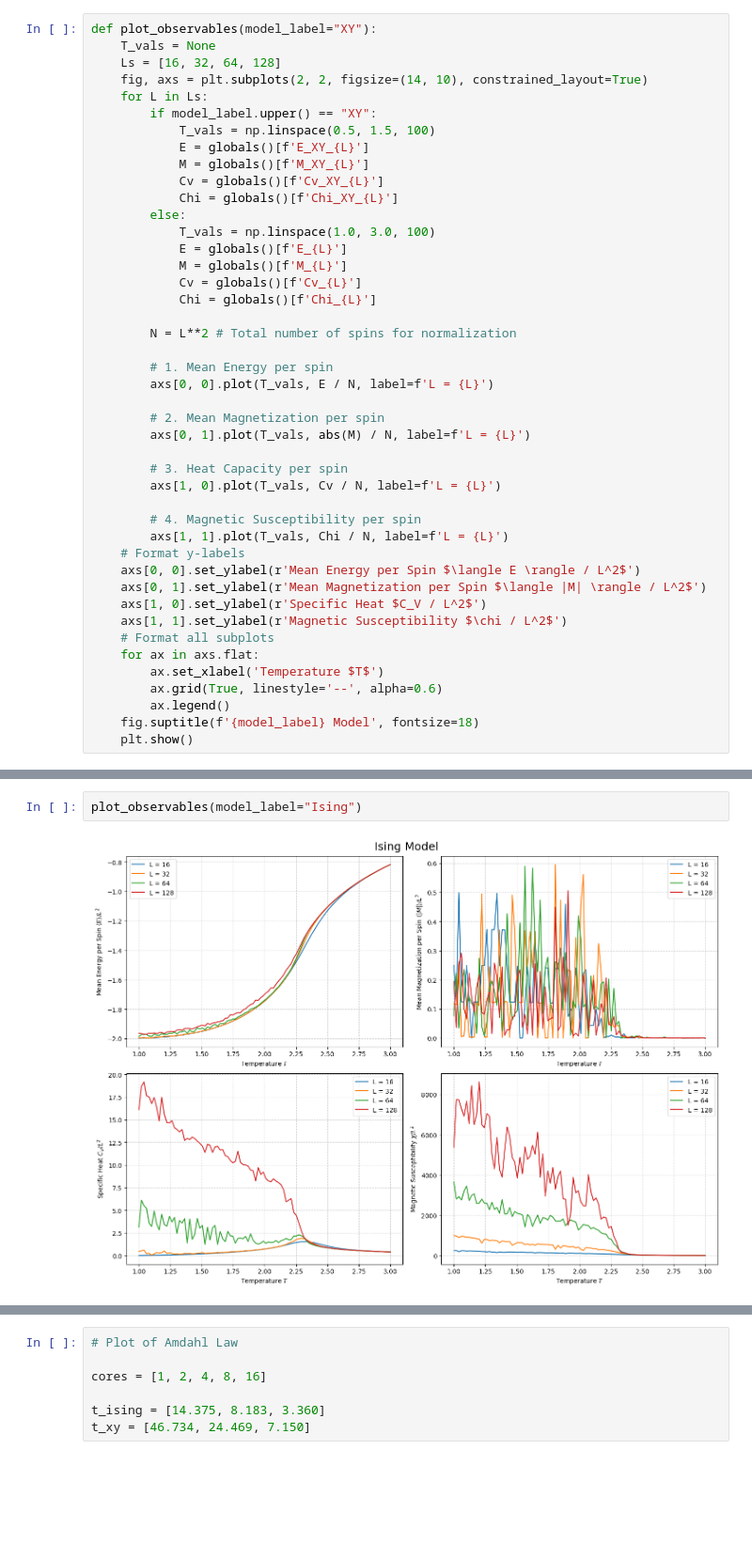
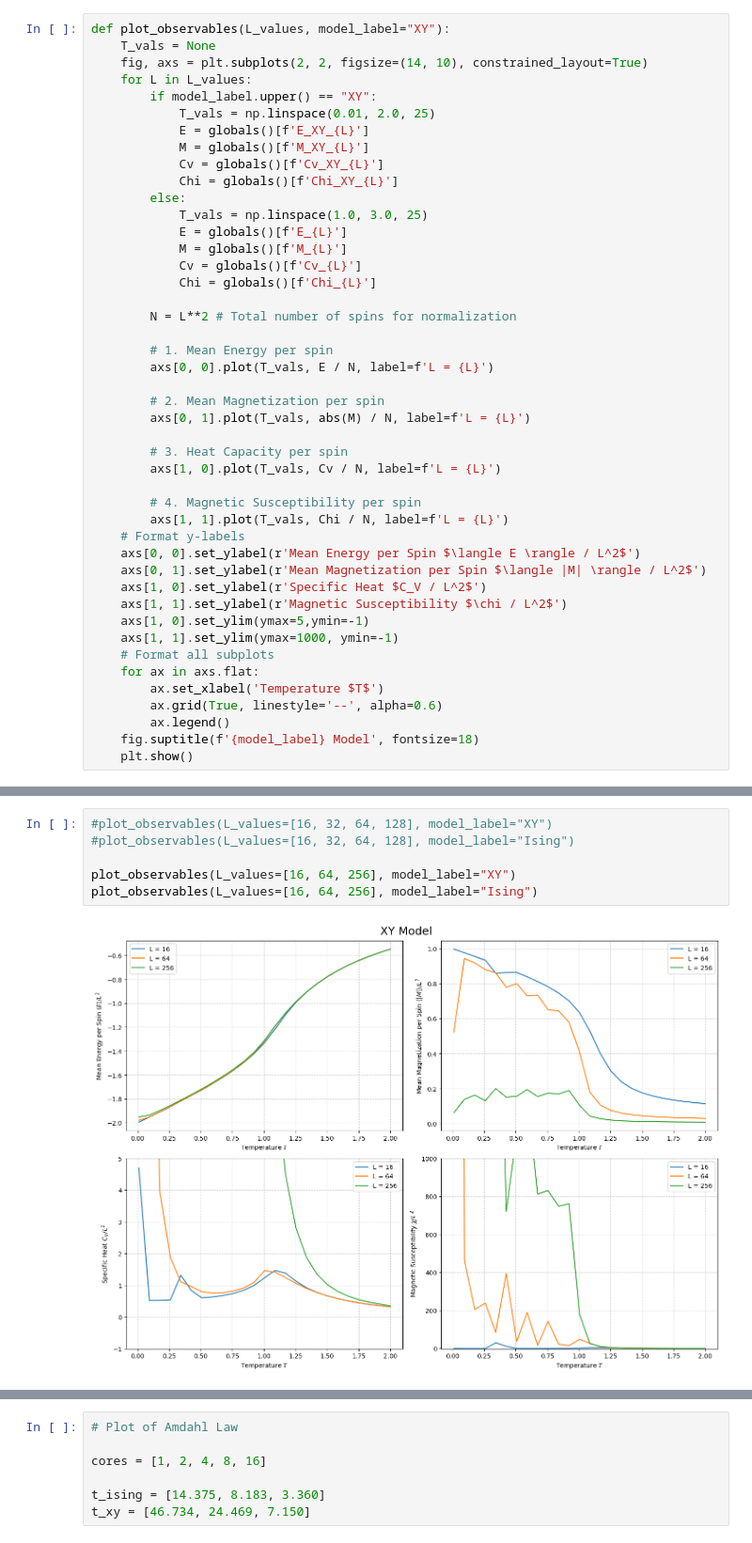
Before and after one commit to joern16/advanced-computational-physics, a Jupyter notebook: assignment-4/assignment-4.ipynb, the cells around one changed output, grey strips where cells are left out. Shown at 94% size. Drawn from its saved outputs; the diff is of its cells as text; blank space fills up the shorter version.

```diff
--- a/assignment-4/assignment-4.ipynb
+++ b/assignment-4/assignment-4.ipynb
@@ -4,17 +7,16 @@ import matplotlib.pyplot as plt
 # %%
-def plot_observables(model_label="XY"):
+def plot_observables(L_values, model_label="XY"):
     T_vals = None
-    Ls = [16, 32, 64, 128]
     fig, axs = plt.subplots(2, 2, figsize=(14, 10), constrained_layout=True)
-    for L in Ls:
+    for L in L_values:
         if model_label.upper() == "XY":
-            T_vals = np.linspace(0.5, 1.5, 100)
+            T_vals = np.linspace(0.01, 2.0, 25)
             E = globals()[f'E_XY_{L}']
             M = globals()[f'M_XY_{L}']
             Cv = globals()[f'Cv_XY_{L}']
             Chi = globals()[f'Chi_XY_{L}']
         else:
-            T_vals = np.linspace(1.0, 3.0, 100)
+            T_vals = np.linspace(1.0, 3.0, 25)
             E = globals()[f'E_{L}']
             M = globals()[f'M_{L}']
             Cv = globals()[f'Cv_{L}']
@@ -38,6 +40,8 @@ def plot_observables(model_label="XY"):
     axs[0, 1].set_ylabel(r'Mean Magnetization per Spin $\langle |M| \rangle / L^2$')
     axs[1, 0].set_ylabel(r'Specific Heat $C_V / L^2$')
     axs[1, 1].set_ylabel(r'Magnetic Susceptibility $\chi / L^2$')
+    axs[1, 0].set_ylim(ymax=5,ymin=-1)
+    axs[1, 1].set_ylim(ymax=1000, ymin=-1)
     # Format all subplots
     for ax in axs.flat:
         ax.set_xlabel('Temperature $T$')
@@ -96,4 +89,8 @@ plot_observables(model_label="XY")
 # %%
-plot_observables(model_label="Ising")
+#plot_observables(L_values=[16, 32, 64, 128], model_label="XY")
+#plot_observables(L_values=[16, 32, 64, 128], model_label="Ising")
+
+plot_observables(L_values=[16, 64, 256], model_label="XY")
+plot_observables(L_values=[16, 64, 256], model_label="Ising")
 # %% [output]
-[figure, old version]
+[figure, new version]
```
Also changed, not shown: parts of 6 cells of this notebook, 7 other files.
